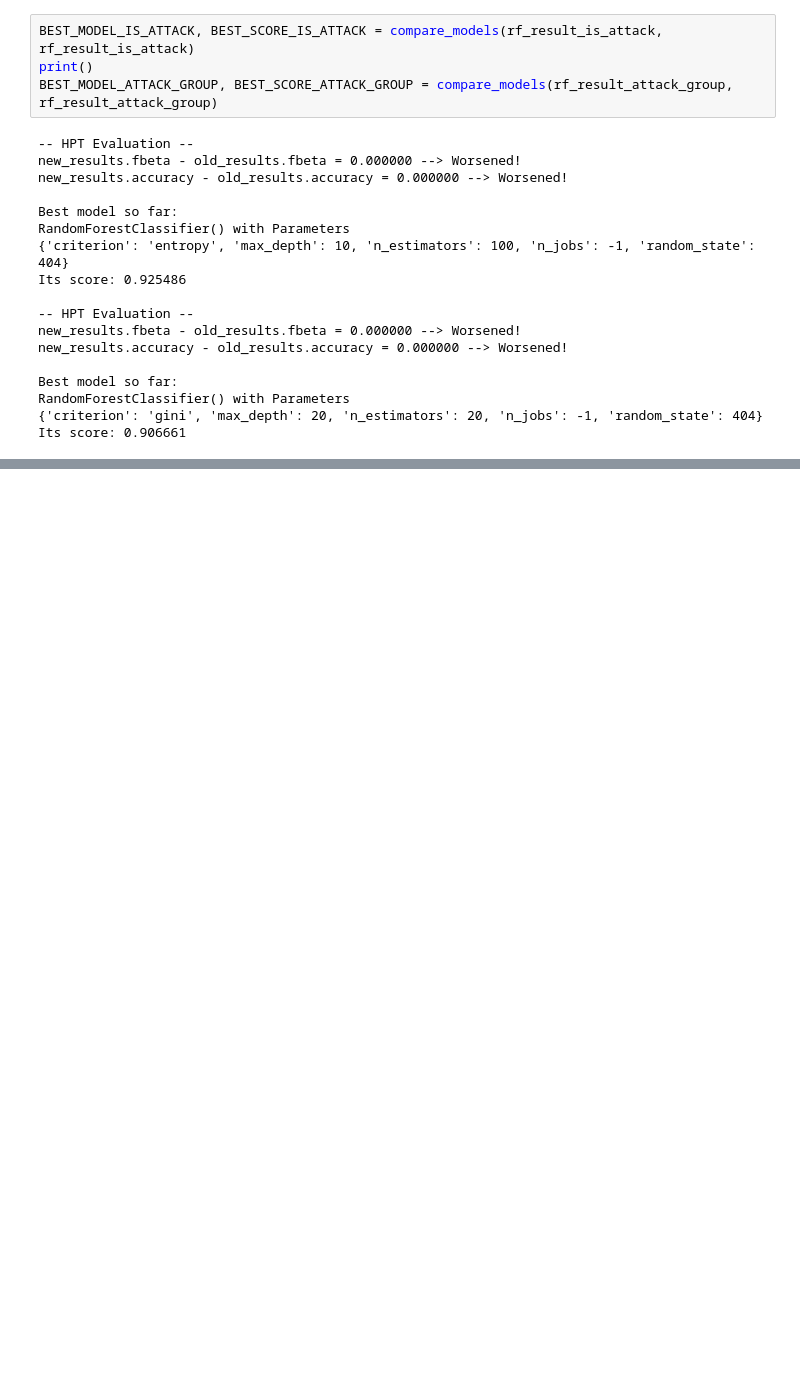
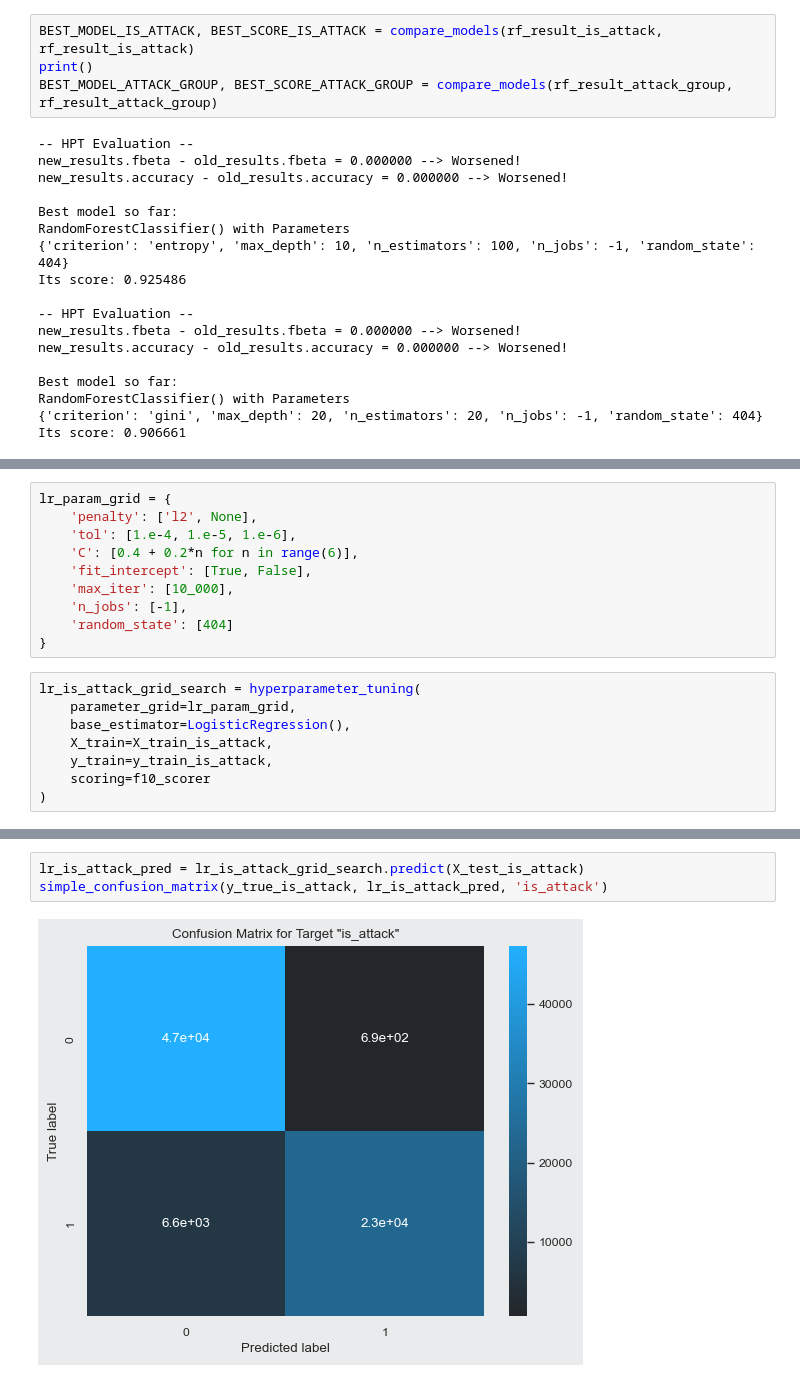
Before and after one commit to WildCodeWolf/Your-Data-Is-Mine, a Jupyter notebook: network-traffic-ml.ipynb, the cells around one changed output, grey strips where cells are left out. Cells and saved outputs as stored; diff of their text form; blank space fills up the shorter version.

```diff
--- a/network-traffic-ml.ipynb
+++ b/network-traffic-ml.ipynb
@@ -521,0 +647,18 @@ Its score: 0.906661
+# %%
+lr_param_grid = {
+    'penalty': ['l2', None],
+    'tol': [1.e-4, 1.e-5, 1.e-6],
+    'C': [0.4 + 0.2*n for n in range(6)],
+    'fit_intercept': [True, False],
+    'max_iter': [10_000],
+    'n_jobs': [-1],
+    'random_state': [404]
+}
+# %%
+lr_is_attack_grid_search = hyperparameter_tuning(
+    parameter_grid=lr_param_grid,
+    base_estimator=LogisticRegression(),
+    X_train=X_train_is_attack,
+    y_train=y_train_is_attack,
+    scoring=f10_scorer
+)
@@ -521,0 +697,5 @@ Its score: 0.906661
+# %%
+lr_is_attack_pred = lr_is_attack_grid_search.predict(X_test_is_attack)
+simple_confusion_matrix(y_true_is_attack, lr_is_attack_pred, 'is_attack')
+# %% [output]
+[figure, added]
```
Also changed, not shown: parts of 22 cells of this notebook.
